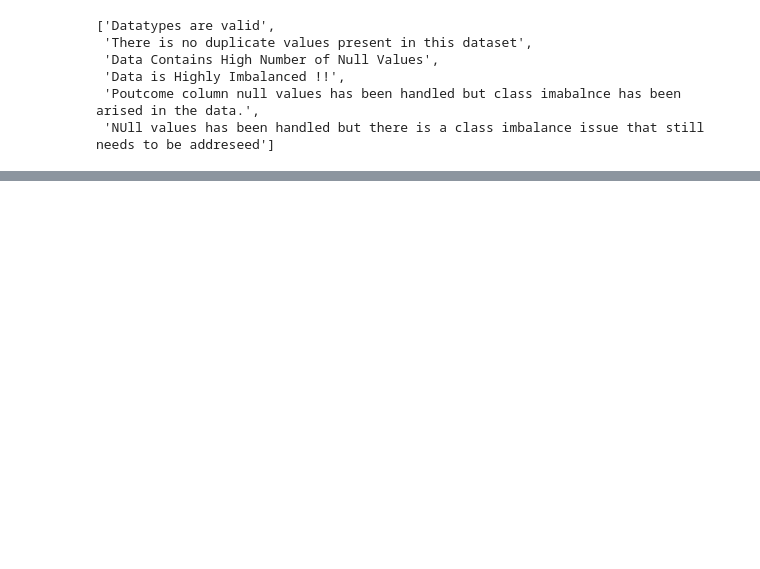
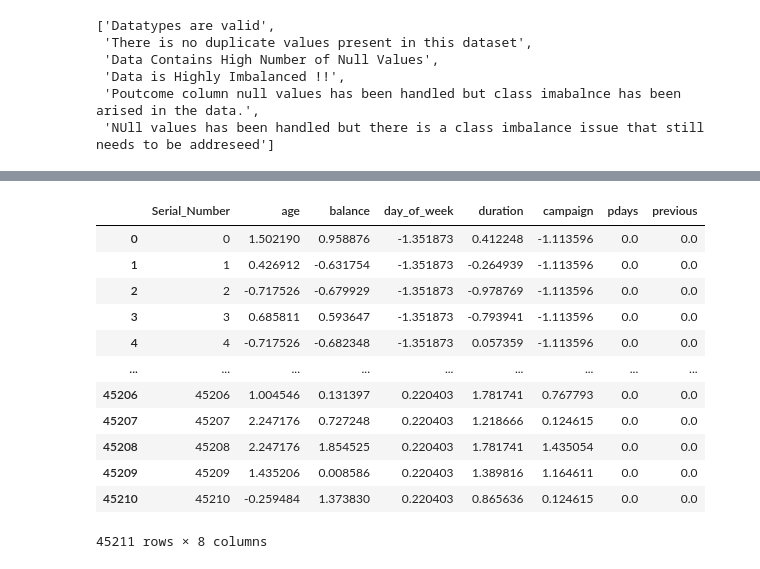
Before and after one commit to gauravgulia26/bank_marketing, a Jupyter notebook: notebooks/data_cleaning.ipynb, the cells around one changed output, grey strips where cells are left out. Drawn from its saved outputs; the diff is of its cells as text; code cells hidden in the pictures; blank space fills up the shorter version.

```diff
--- a/notebooks/data_cleaning.ipynb
+++ b/notebooks/data_cleaning.ipynb
@@ -274,0 +361,24 @@ np.float64(0.1744440851817276)
+# %%
+from sklearn.preprocessing import PowerTransformer
+
+pc = PowerTransformer()
+for i in num.drop(columns=["Serial_Number", "day_of_week"]).columns:
+    num[i] = pc.fit_transform(num[[i]])
+# %%
+num["day_of_week"] = pc.fit_transform(num[["day_of_week"]])
+# %%
+num
+# %% [output]
+|  | Serial_Number | age | balance | day_of_week | duration | campaign | pdays | previous |
+| 0 | 0 | 1.502190 | 0.958876 | -1.351873 | 0.412248 | -1.113596 | 0.0 | 0.0 |
+| 1 | 1 | 0.426912 | -0.631754 | -1.351873 | -0.264939 | -1.113596 | 0.0 | 0.0 |
+| 2 | 2 | -0.717526 | -0.679929 | -1.351873 | -0.978769 | -1.113596 | 0.0 | 0.0 |
+| 3 | 3 | 0.685811 | 0.593647 | -1.351873 | -0.793941 | -1.113596 | 0.0 | 0.0 |
+| 4 | 4 | -0.717526 | -0.682348 | -1.351873 | 0.057359 | -1.113596 | 0.0 | 0.0 |
+| ... | ... | ... | ... | ... | ... | ... | ... | ... |
+| 45206 | 45206 | 1.004546 | 0.131397 | 0.220403 | 1.781741 | 0.767793 | 0.0 | 0.0 |
+| 45207 | 45207 | 2.247176 | 0.727248 | 0.220403 | 1.218666 | 0.124615 | 0.0 | 0.0 |
+| 45208 | 45208 | 2.247176 | 1.854525 | 0.220403 | 1.781741 | 1.435054 | 0.0 | 0.0 |
+| 45209 | 45209 | 1.435206 | 0.008586 | 0.220403 | 1.389816 | 1.164611 | 0.0 | 0.0 |
+| 45210 | 45210 | -0.259484 | 1.373830 | 0.220403 | 0.865636 | 0.124615 | 0.0 | 0.0 |
+45211 rows × 8 columns
```
Also changed, not shown: parts of 49 cells of this notebook, 6 other files.
